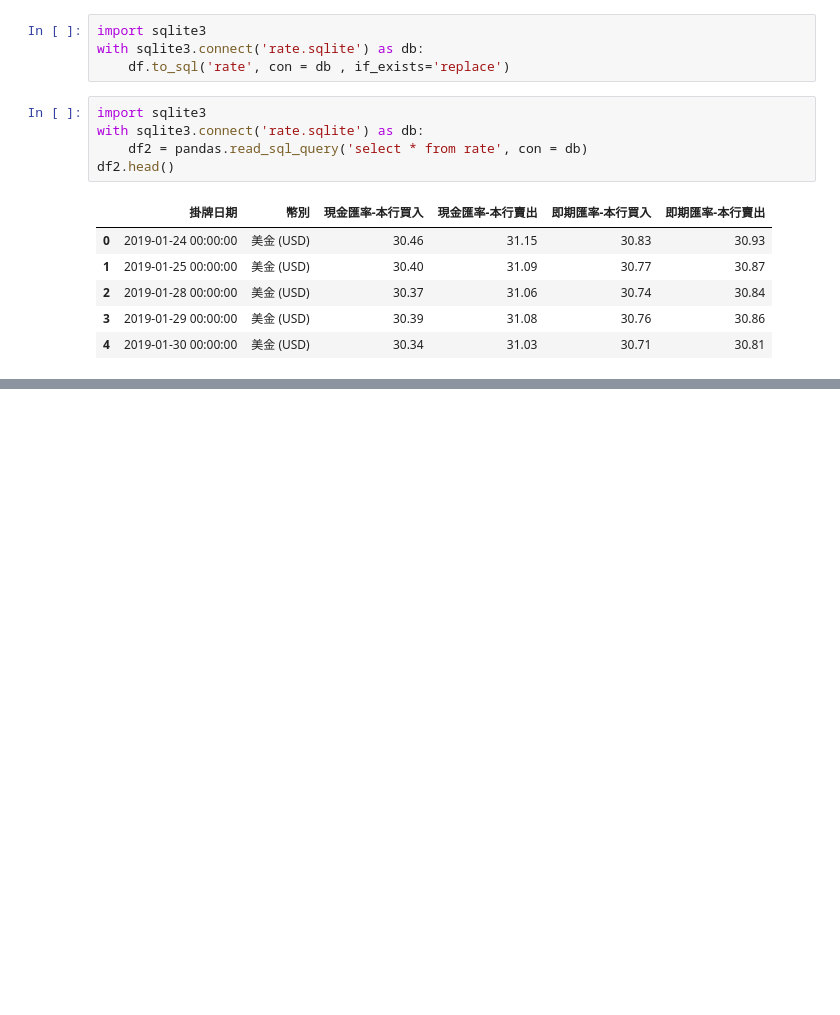
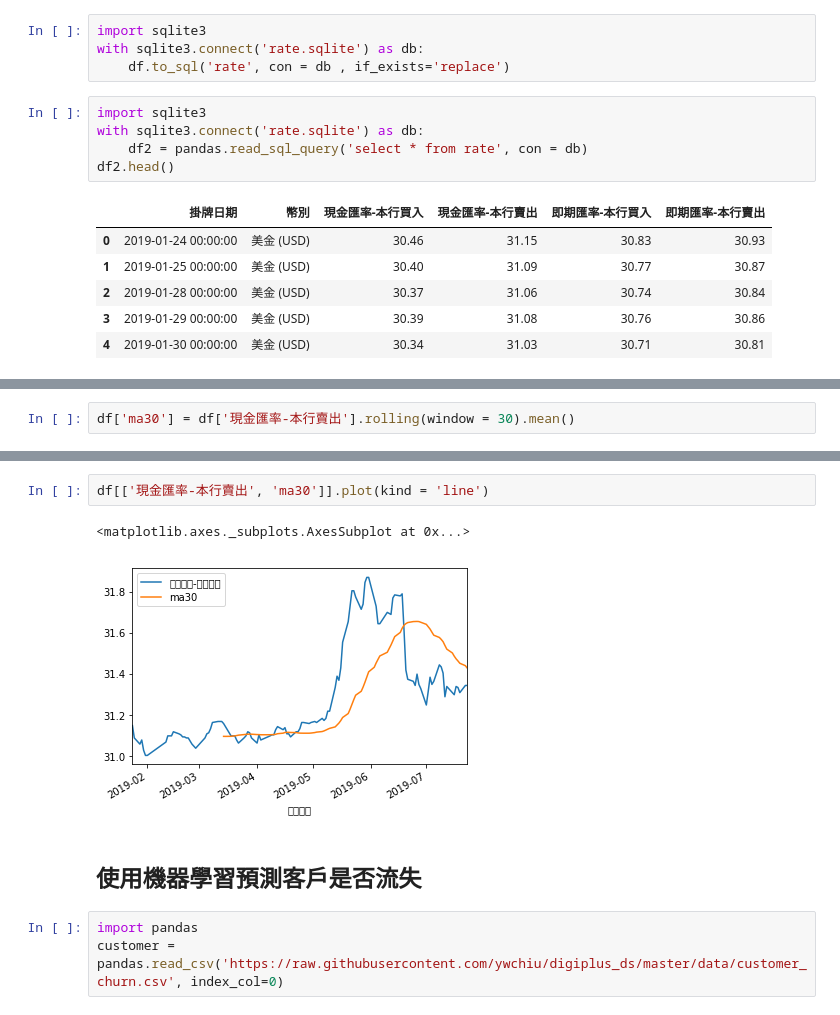
Before and after one commit to ywchiu/digiplus_ds, a Jupyter notebook: Demo20190723.ipynb, the cells around one changed output, grey strips where cells are left out. Saved outputs shown, nothing was run; the diff lists cells and outputs as text; blank space fills up the shorter version.

```diff
--- a/Demo20190723.ipynb
+++ b/Demo20190723.ipynb
@@ -89,0 +101,2 @@ df2.head()
+# %%
+df['ma30'] = df['現金匯率-本行賣出'].rolling(window = 30).mean()
@@ -89,0 +113,10 @@ df2.head()
+# %%
+df[['現金匯率-本行賣出', 'ma30']].plot(kind = 'line')
+# %% [output]
+<matplotlib.axes._subplots.AxesSubplot at 0x...>
+[figure, added]
+# %% [markdown]
+## 使用機器學習預測客戶是否流失
+# %%
+import pandas
+customer = pandas.read_csv('https://raw.githubusercontent.com/ywchiu/digiplus_ds/master/data/customer_churn.csv', index_col=0)
```
Also changed, not shown: parts of 15 cells of this notebook.
